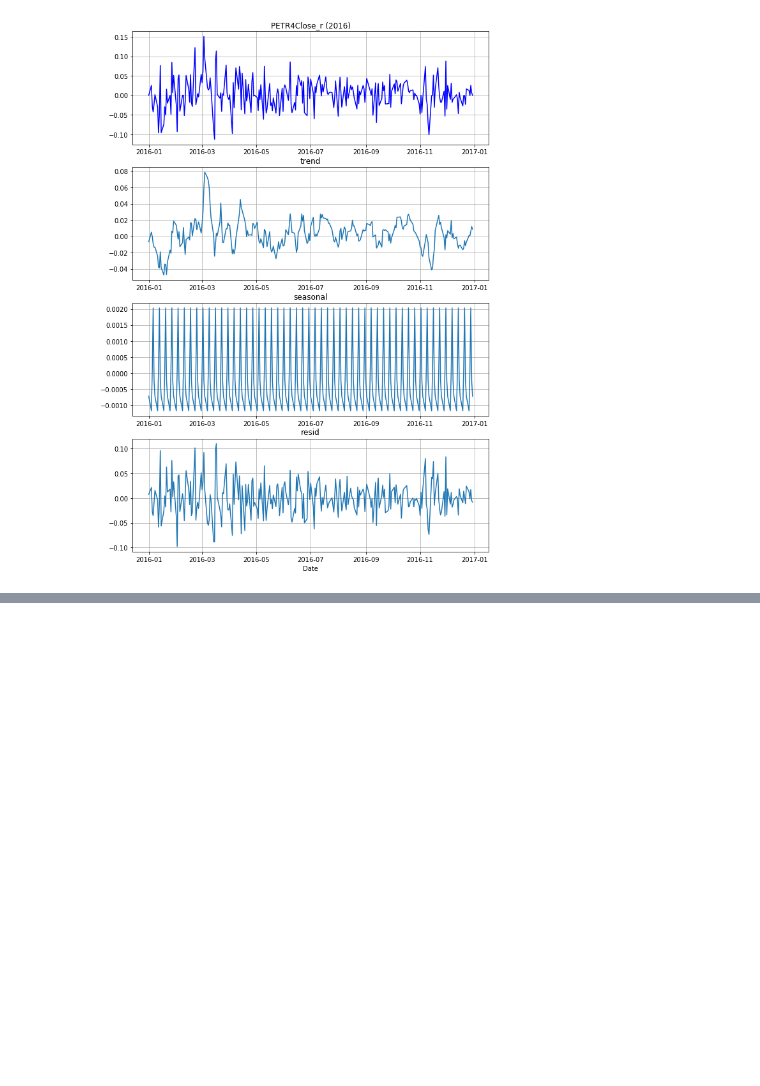
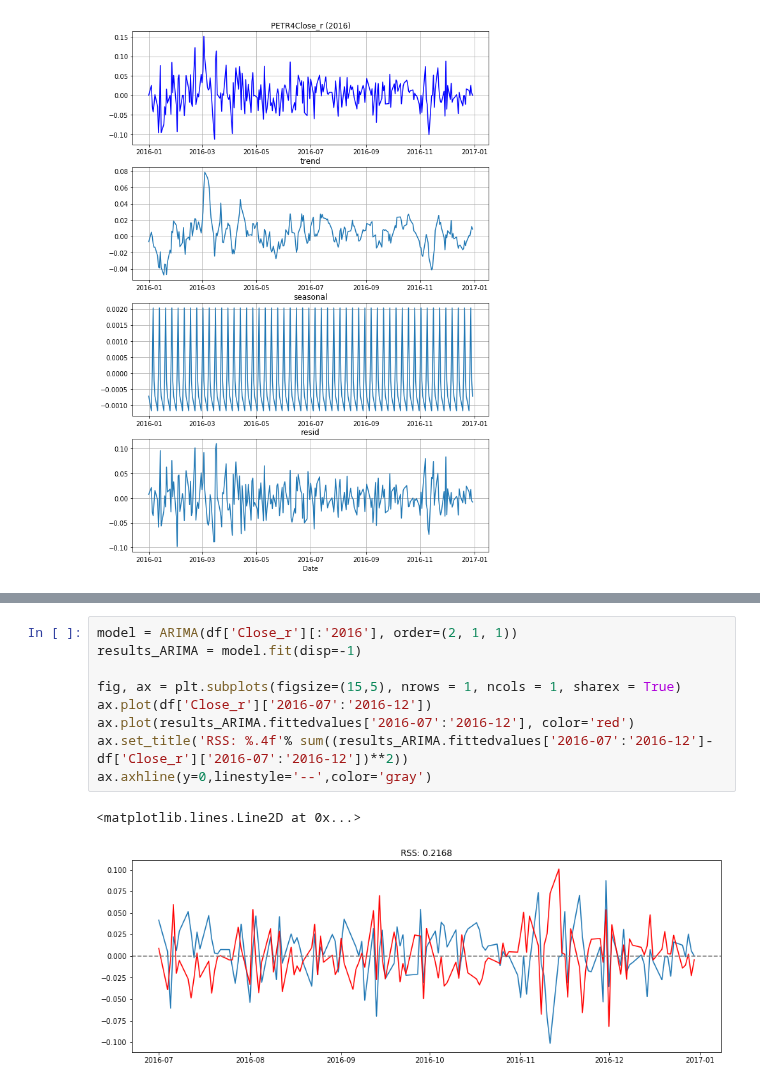
Before and after one commit to danilofrp/neural-stocks, a Jupyter notebook: notebooks/PreProcessing.ipynb, the cells around one changed output, grey strips where cells are left out. Drawn from its saved outputs; the diff is of its cells as text; blank space fills up the shorter version.

```diff
--- a/notebooks/PreProcessing.ipynb
+++ b/notebooks/PreProcessing.ipynb
@@ -170,0 +196,12 @@ dtype: float64
+# %%
+model = ARIMA(df['Close_r'][:'2016'], order=(2, 1, 1))
+results_ARIMA = model.fit(disp=-1)
+
+fig, ax = plt.subplots(figsize=(15,5), nrows = 1, ncols = 1, sharex = True)
+ax.plot(df['Close_r']['2016-07':'2016-12'])
+ax.plot(results_ARIMA.fittedvalues['2016-07':'2016-12'], color='red')
+ax.set_title('RSS: %.4f'% sum((results_ARIMA.fittedvalues['2016-07':'2016-12']-df['Close_r']['2016-07':'2016-12'])**2))
+ax.axhline(y=0,linestyle='--',color='gray')
+# %% [output]
+<matplotlib.lines.Line2D at 0x...>
+[figure, added]
```
Also changed, not shown: parts of 4 cells of this notebook, 1 other file.
